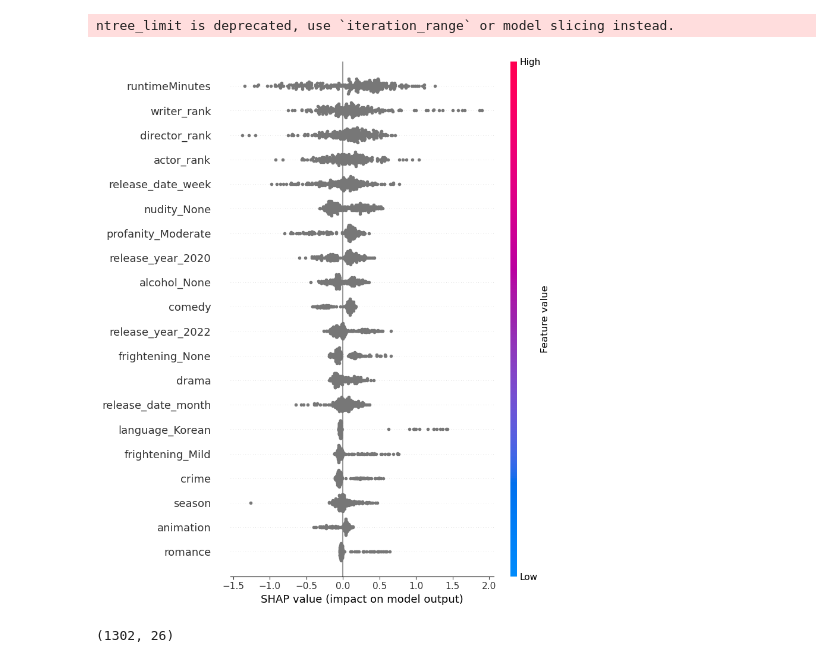
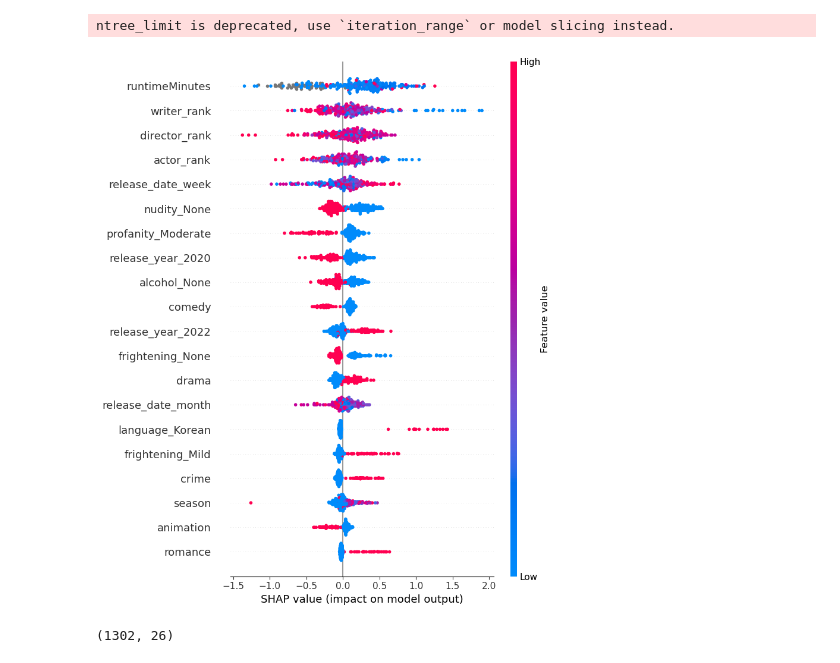
Before and after one commit to Joeyzect/Netflix_ALab_2022, a Jupyter notebook: notebooks/16-yen-tvshows-redux-modelling-final.ipynb, the cells around one changed output. Cells and saved outputs as stored; diff of their text form; code cells hidden in the pictures.

```diff
--- a/notebooks/16-yen-tvshows-redux-modelling-final.ipynb
+++ b/notebooks/16-yen-tvshows-redux-modelling-final.ipynb
@@ -1065,9 +1065,9 @@ shap_values = explainer.shap_values(DMatrix(best_xgb_gs_ns_knn_drop['xgb_transfo
 # %% [output]
 ntree_limit is deprecated, use `iteration_range` or model slicing instead.
 # %%
-shap.summary_plot(shap_values, best_xgb_gs_ns_knn_drop['xgb_transformer'].transform(X_test), feature_names=xgb_gs_ns_knn_drop_feature_names)
+shap.summary_plot(shap_values, pd.DataFrame(best_xgb_gs_ns_knn_drop['xgb_transformer'].transform(X_test).todense(), columns=xgb_gs_ns_knn_drop_feature_names))
 # %% [output]
-[figure, old version]
+[figure, new version]
 # %%
 df = pd.read_csv('/Users/yenhann/Documents/MIT/15.572 Analytics Lab/Datasets/feed_into_pipeline_data_withTags.csv')
 summaries = pd.read_csv('/Users/yenhann/Documents/MIT/15.572 Analytics Lab/Datasets/GlobalOriginalsWithSummary.csv')[['combined_title', 'summary']]
```
Also changed, not shown: parts of 3 cells of this notebook.
